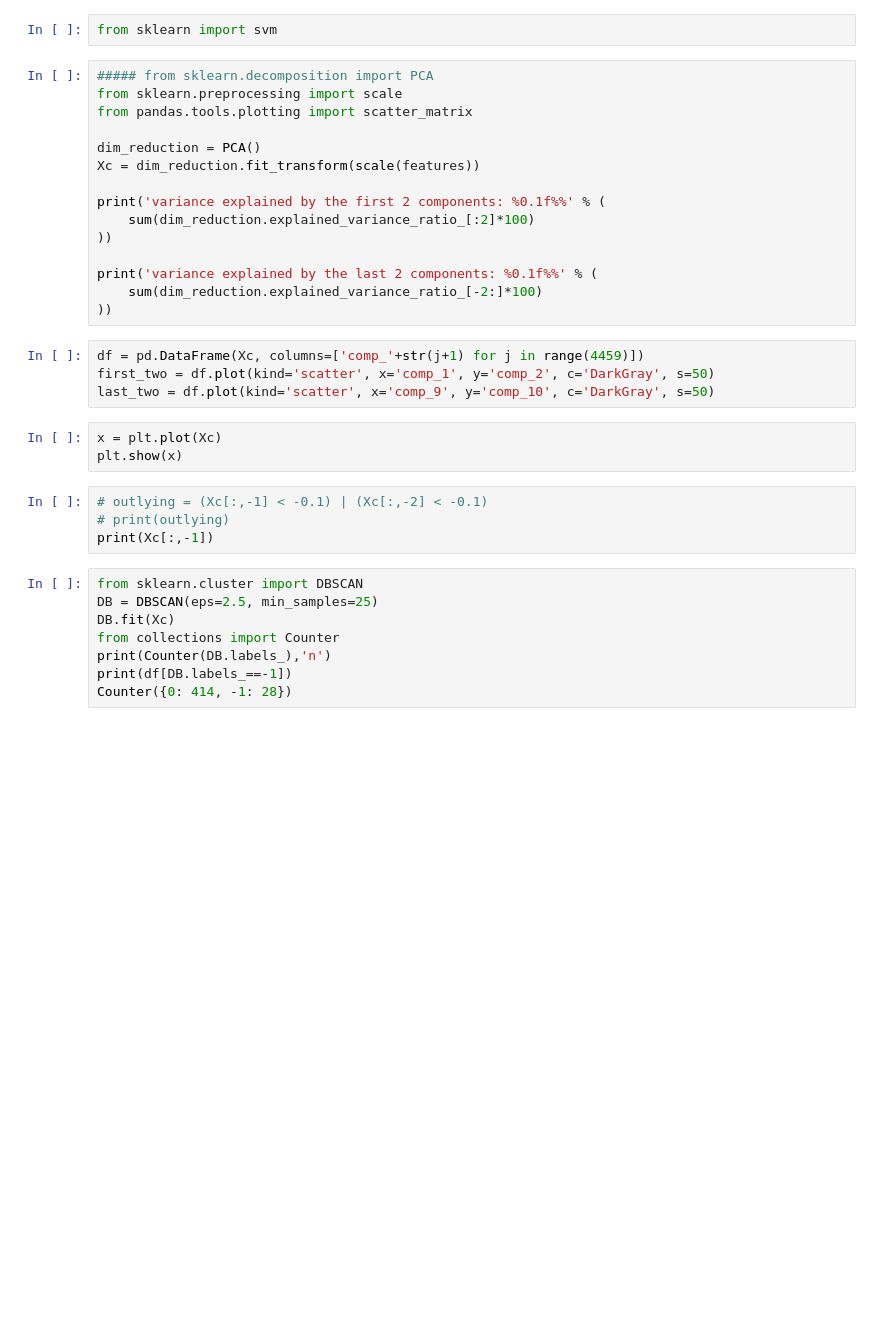
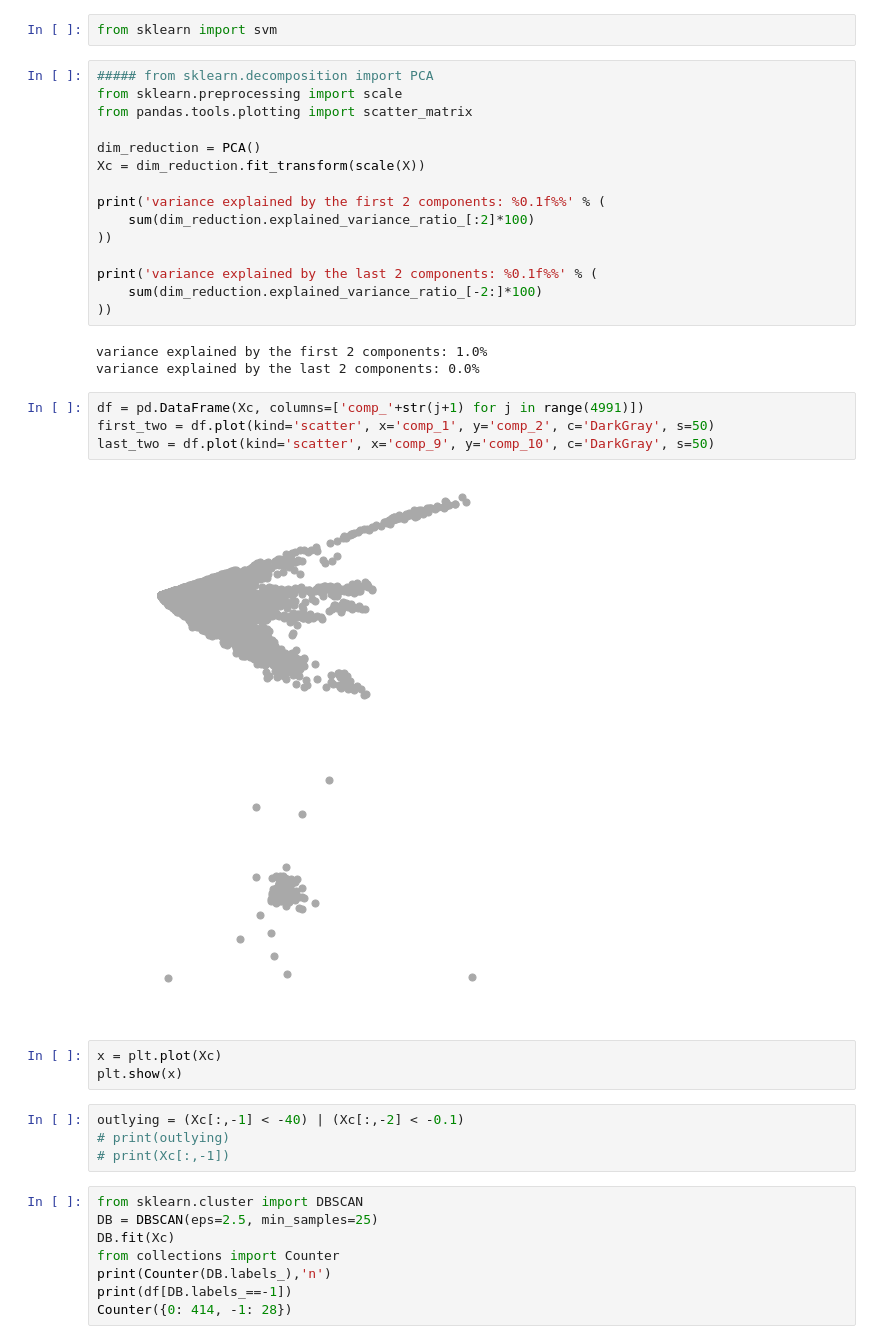
Before and after one commit to Datalytyx-Data-Science/Santander_Value_Prediction, a Jupyter notebook: Santander_Will.ipynb, the cells around one changed output. Drawn from its saved outputs; the diff is of its cells as text; blank space fills up the shorter version.

```diff
--- a/Santander_Will.ipynb
+++ b/Santander_Will.ipynb
@@ -443,7 +559,7 @@ from sklearn.preprocessing import scale
 from pandas.tools.plotting import scatter_matrix
 
 dim_reduction = PCA()
-Xc = dim_reduction.fit_transform(scale(features))
+Xc = dim_reduction.fit_transform(scale(X))
 
 print('variance explained by the first 2 components: %0.1f%%' % (
     sum(dim_reduction.explained_variance_ratio_[:2]*100)
@@ -452,17 +568,23 @@ print('variance explained by the first 2 components: %0.1f%%' % (
 print('variance explained by the last 2 components: %0.1f%%' % (
     sum(dim_reduction.explained_variance_ratio_[-2:]*100)
 ))
+# %% [output]
+variance explained by the first 2 components: 1.0%
+variance explained by the last 2 components: 0.0%
 # %%
-df = pd.DataFrame(Xc, columns=['comp_'+str(j+1) for j in range(4459)])
+df = pd.DataFrame(Xc, columns=['comp_'+str(j+1) for j in range(4991)])
 first_two = df.plot(kind='scatter', x='comp_1', y='comp_2', c='DarkGray', s=50)
 last_two = df.plot(kind='scatter', x='comp_9', y='comp_10', c='DarkGray', s=50)
+# %% [output]
+[figure, added]
+[figure, added]
 # %%
 x = plt.plot(Xc)
 plt.show(x)
 # %%
-# outlying = (Xc[:,-1] < -0.1) | (Xc[:,-2] < -0.1)
+outlying = (Xc[:,-1] < -40) | (Xc[:,-2] < -0.1)
 # print(outlying)
-print(Xc[:,-1])
+# print(Xc[:,-1])
 # %%
 from sklearn.cluster import DBSCAN
 DB = DBSCAN(eps=2.5, min_samples=25)
```
Also changed, not shown: parts of 23 cells of this notebook.
